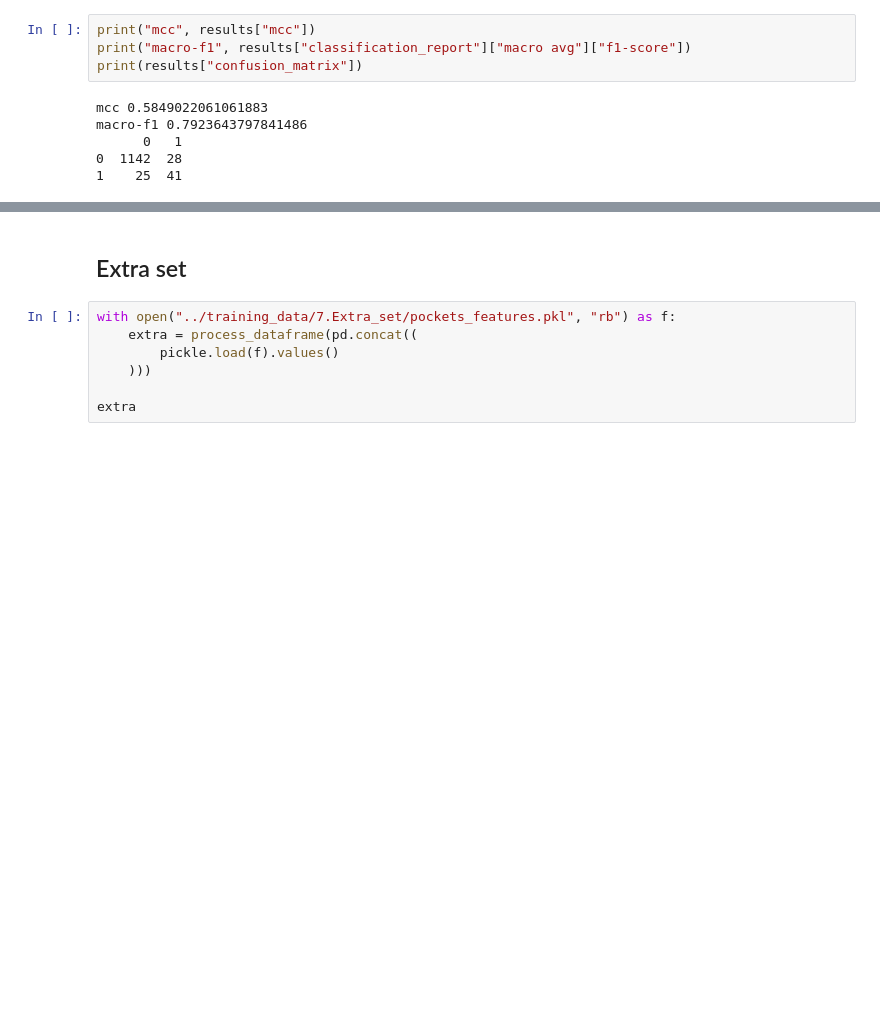
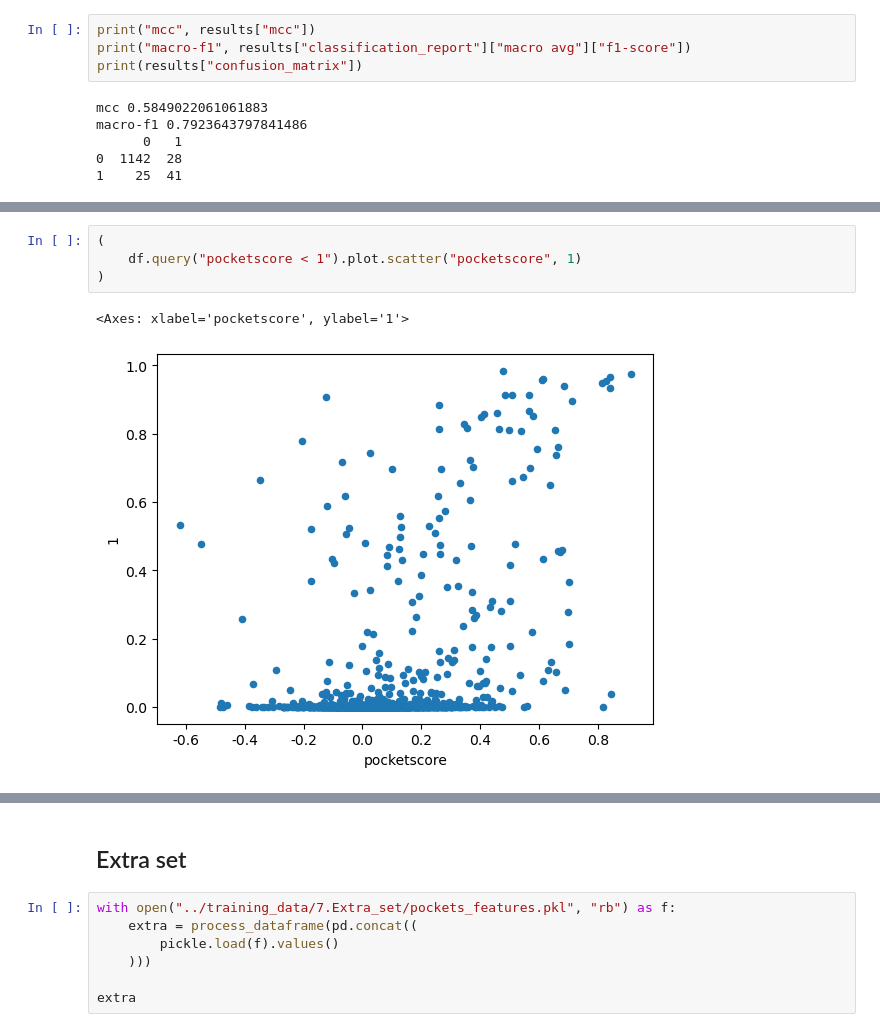
Before and after one commit to frannerin/AlloPockets, a Jupyter notebook: models/pockets_physchem.ipynb, the cells around one changed output, grey strips where cells are left out. Cells and saved outputs as stored; diff of their text form; blank space fills up the shorter version.

```diff
--- a/models/pockets_physchem.ipynb
+++ b/models/pockets_physchem.ipynb
@@ -283,0 +437,7 @@ macro-f1 0.7923643797841486
+# %%
+(
+    df.query("pocketscore < 1").plot.scatter("pocketscore", 1)
+)
+# %% [output]
+<Axes: xlabel='pocketscore', ylabel='1'>
+[figure, added]
```
Also changed, not shown: parts of 17 cells of this notebook, 35 other files.
